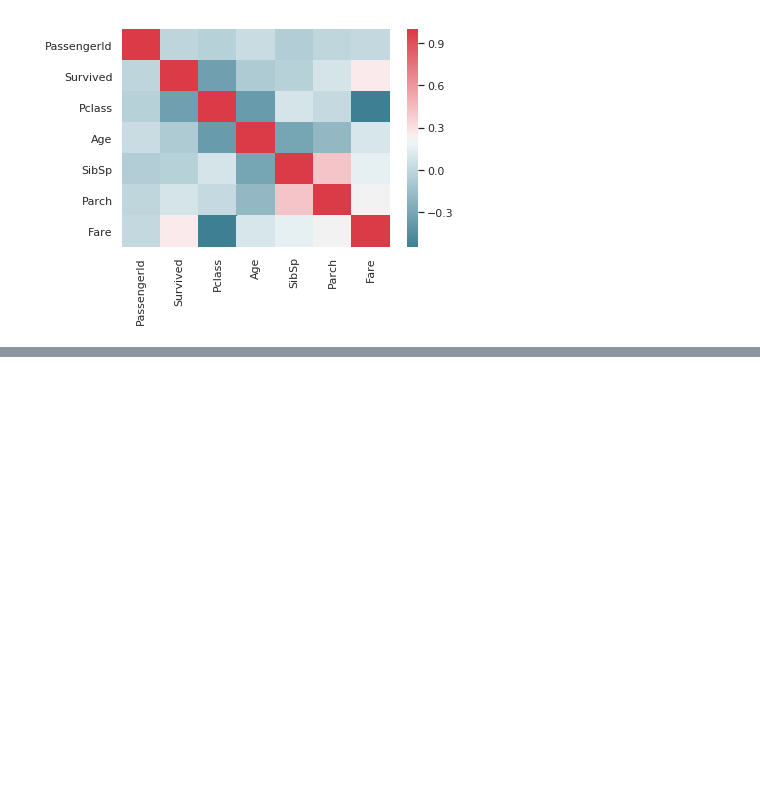
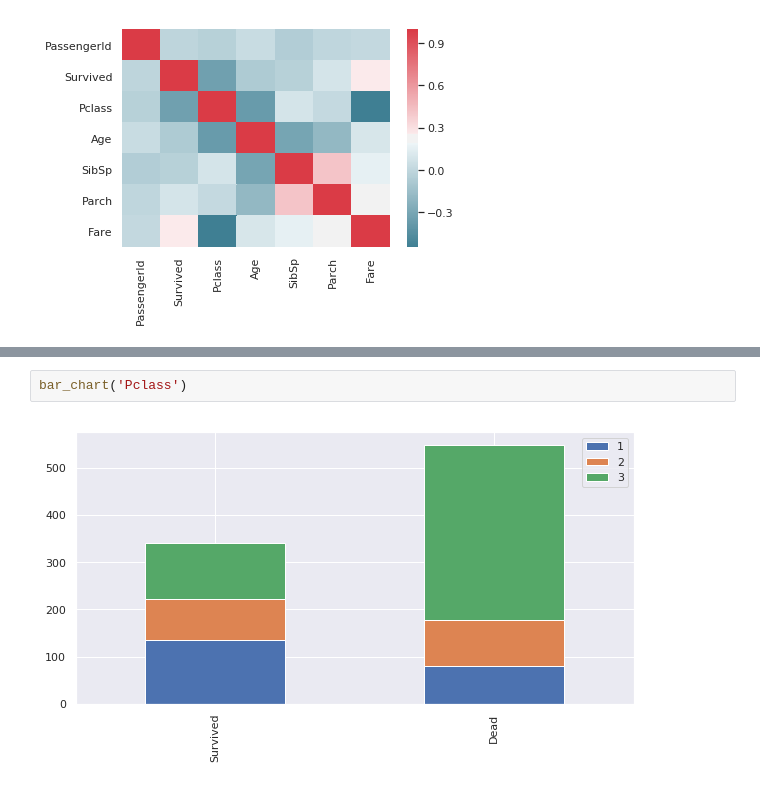
Before and after one commit to fernandosaavedra/titanic-machine-learning-from-disaster, a Jupyter notebook: titanic-ml-solution.ipynb, the cells around one changed output, grey strips where cells are left out. Cells and saved outputs as stored; diff of their text form; blank space fills up the shorter version.

```diff
--- a/titanic-ml-solution.ipynb
+++ b/titanic-ml-solution.ipynb
@@ -216,0 +230,4 @@ plt.show()
+# %%
+bar_chart('Pclass')
+# %% [output]
+[figure, added]
```
Also changed, not shown: parts of 5 cells of this notebook.
